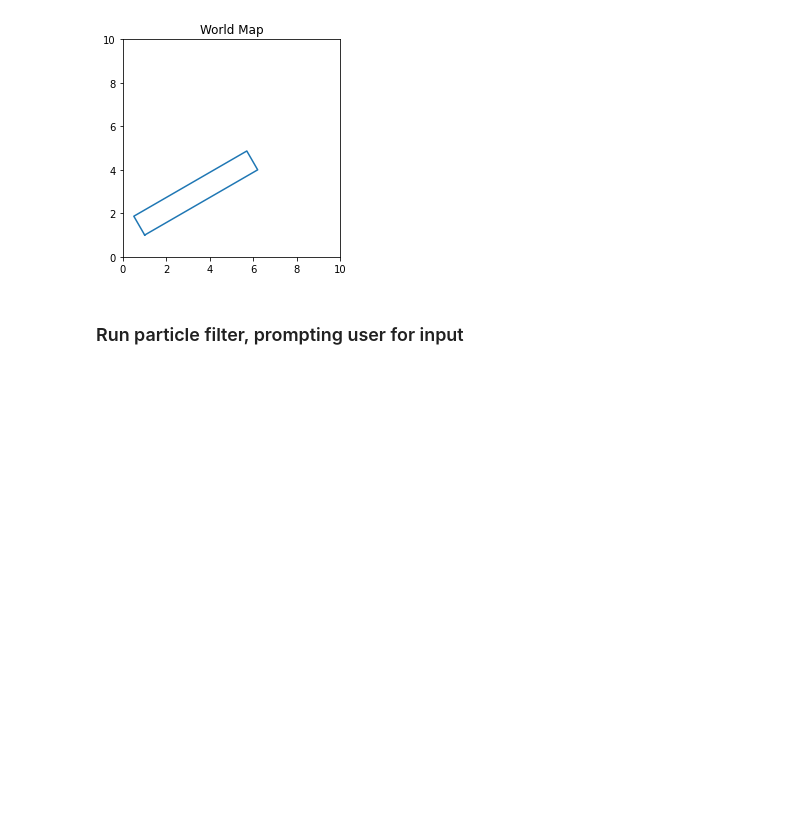
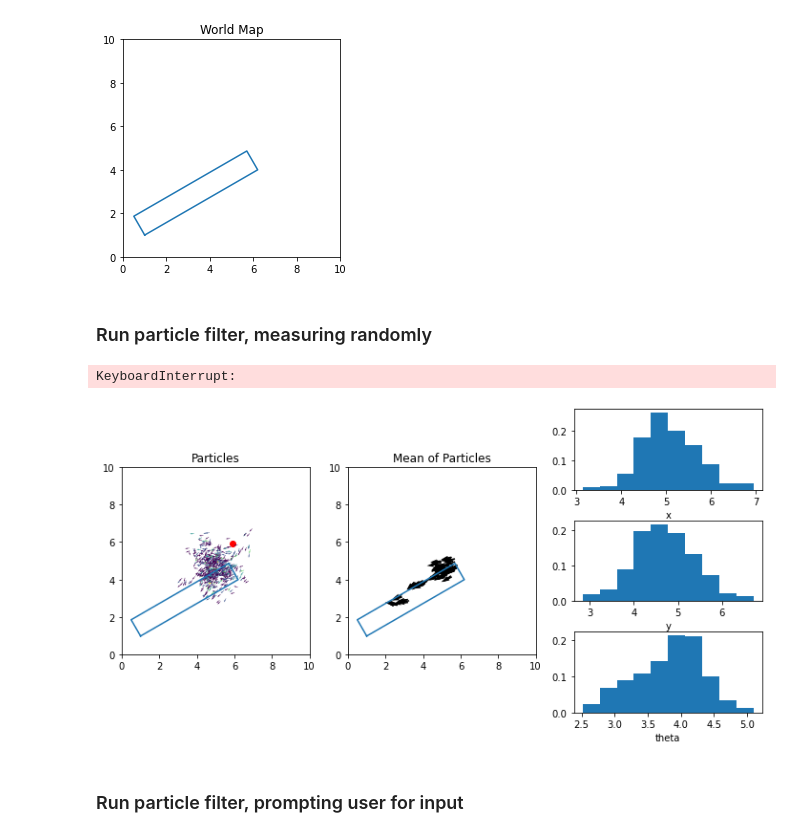
Before and after one commit to playertr/SDM_project, a Jupyter notebook: particle_filter_example.ipynb, the cells around one changed output. Drawn from its saved outputs; the diff is of its cells as text; code cells hidden in the pictures; blank space fills up the shorter version.

```diff
--- a/particle_filter_example.ipynb
+++ b/particle_filter_example.ipynb
@@ -27,6 +28,55 @@ fig, ax = plt.subplots()
 w.plot(ax)
 # %% [output]
 [figure]
+# %% [markdown]
+### Run particle filter, measuring randomly
+# %%
+# Make a particle  filter
+n = 500 # run for n steps.
+pf = ParticleFilter(shape, 1000, map_size)
+
+# Set up two plots
+fig = plt.figure(figsize=(10,5))
+gs = gridspec.GridSpec(nrows=3, ncols=3)
+
+ax1 = fig.add_subplot(gs[:,0])
+ax2 = fig.add_subplot(gs[:,1])
+ax3 = fig.add_subplot(gs[0,2])
+ax4 = fig.add_subplot(gs[1,2])
+ax5 = fig.add_subplot(gs[2,2])
+
+w.plot(ax1)
+w.plot(ax2)
+ax1.set_title('Particles')
+ax2.set_title('Mean of Particles')
+fig.tight_layout()
+
+# Repeatedly update the particle filter, measuring randomly.
+for i in range(n):
+    # select random measurement
+    x = np.random.uniform(0,map_size[0])
+    y = np.random.uniform(0,map_size[1])
+
+    # update particle filter with measurement
+    z = w.measure(x, y)
+    pf.update(z)
+
+    # Plot
+    s = ax1.scatter(z[0], z[1], c='r')
+    q = pf.draw_particles(ax1)
+    ax3.clear(); ax4.clear(); ax5.clear();
+    h1, h2, h3 = pf.draw_histogram(ax3, ax4, ax5)
+
+    x,y,t = pf.get_state() # access estimated state
+    q2 = ax2.quiver(x, y, np.cos(t), np.sin(t), label='Estimate')
+    display.display(fig)
+    display.clear_output(wait=True)
+    if i != n-1:
+        q.remove()
+        s.remove()
+# %% [output]
+KeyboardInterrupt:
+[figure, added]
 # %% [markdown]
 ### Run particle filter, prompting user for input
 # %%
```
Also changed, not shown: parts of 4 cells of this notebook, 1 other file.
